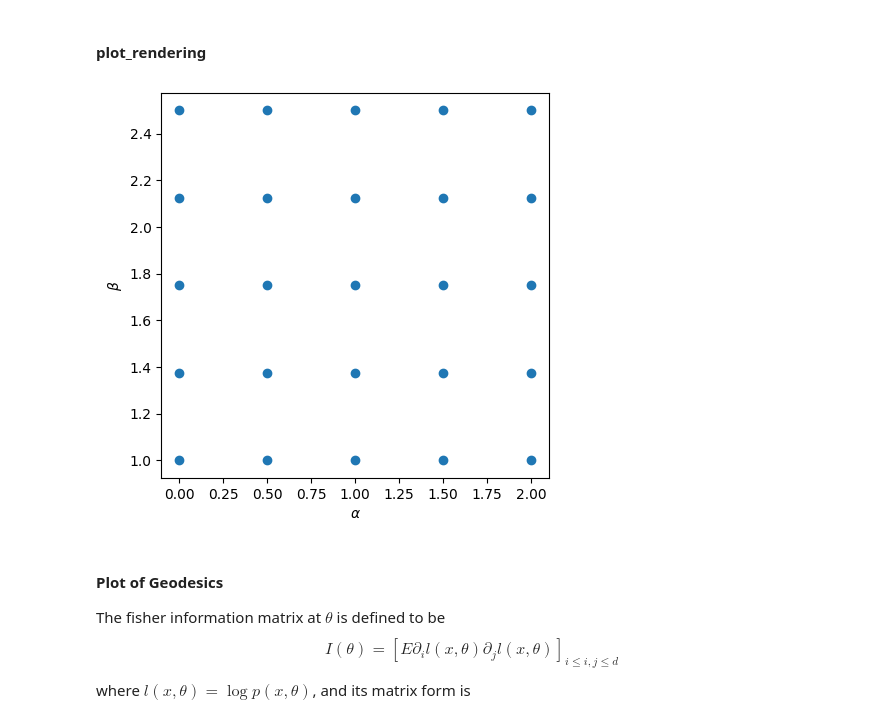
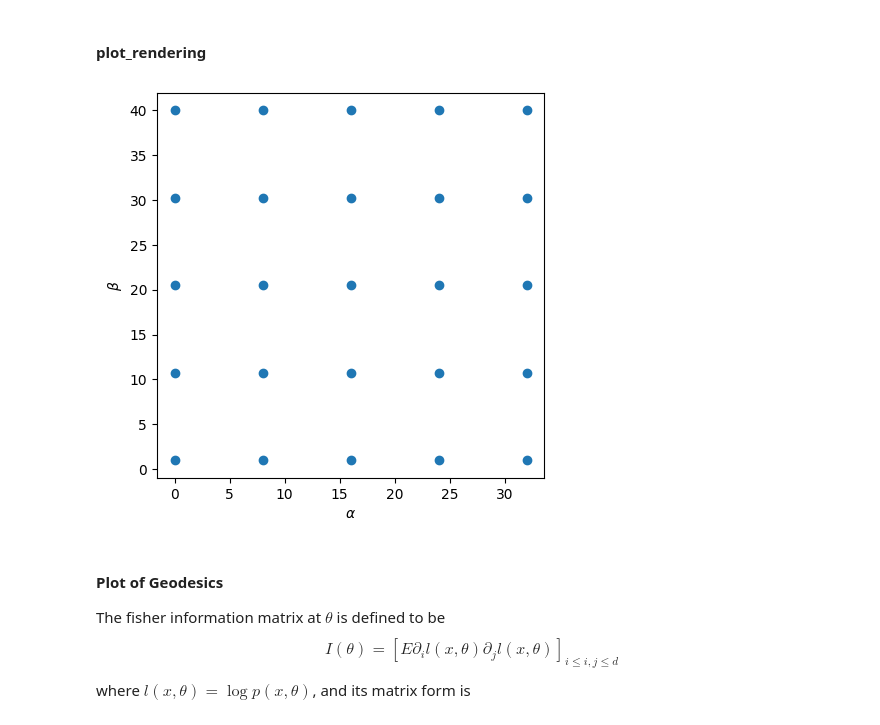
Before and after one commit to rrstofer/ece594n, a Jupyter notebook: hw_geomviz/manifold_of_beta_distributions/Beta_Visualization.ipynb, the cells around one changed output. Cells and saved outputs as stored; diff of their text form; code cells hidden in the pictures.

```diff
--- a/hw_geomviz/manifold_of_beta_distributions/Beta_Visualization.ipynb
+++ b/hw_geomviz/manifold_of_beta_distributions/Beta_Visualization.ipynb
@@ -62,12 +61,10 @@ beta_p.scatter(points)
 # %%
 size = [5,5]
 sampling_period = 1
 
-# fig = plt.figure(figsize=(5, 5))
-# ax = fig.add_subplot(111)
-beta_p.plot_rendering(initial_point = [0,1], size=size,sampling_period=0.5)
+beta_p.plot_rendering(initial_point = [0,1], size=size,sampling_period=8)
 # %% [output]
-[figure, old version]
+[figure, new version]
 # %% [markdown]
 #### Plot of Geodesics
 The fisher information matrix at $\theta$ is defined to be
```
Also changed, not shown: parts of 5 cells of this notebook, 1 other file.
